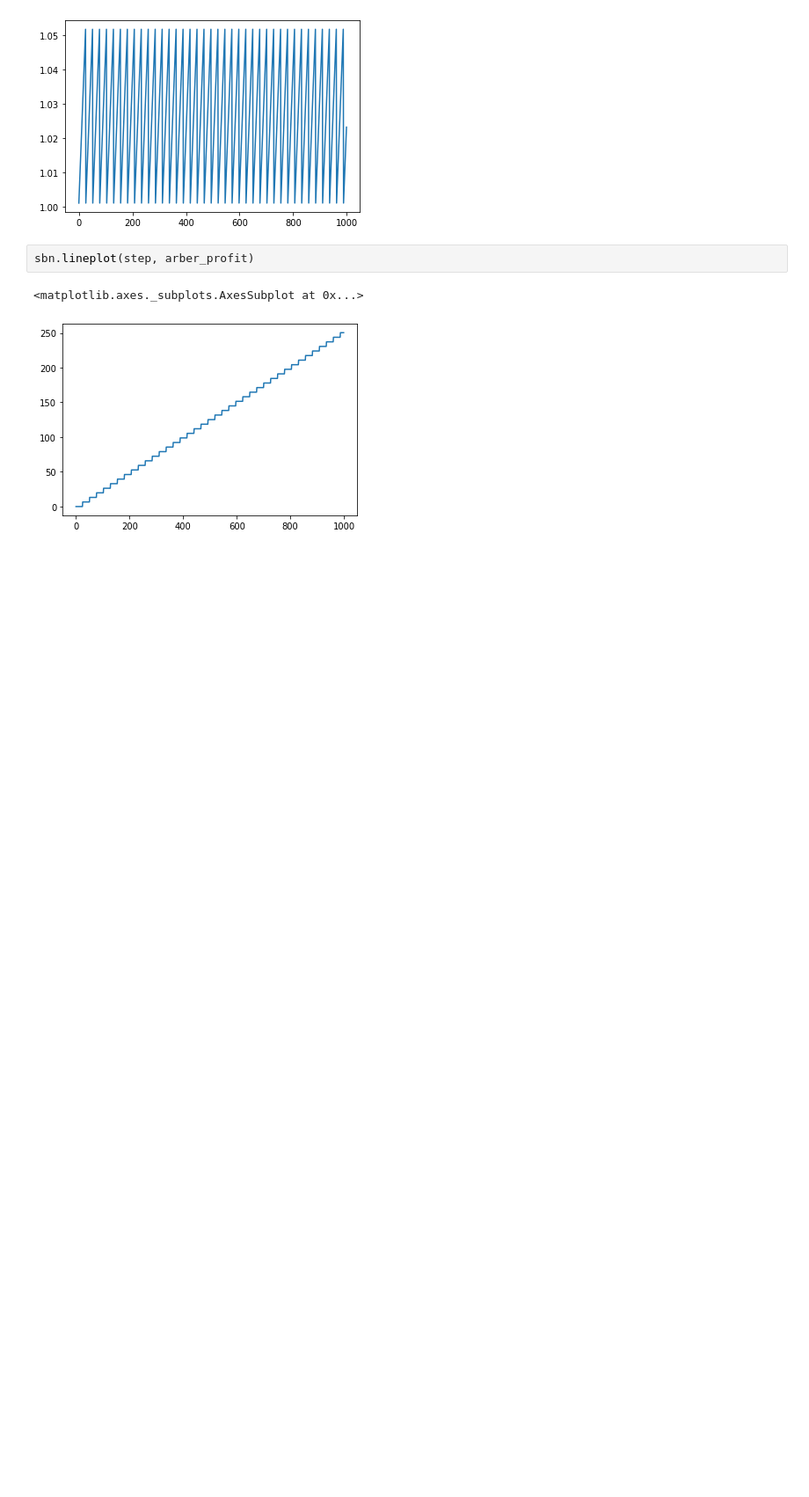
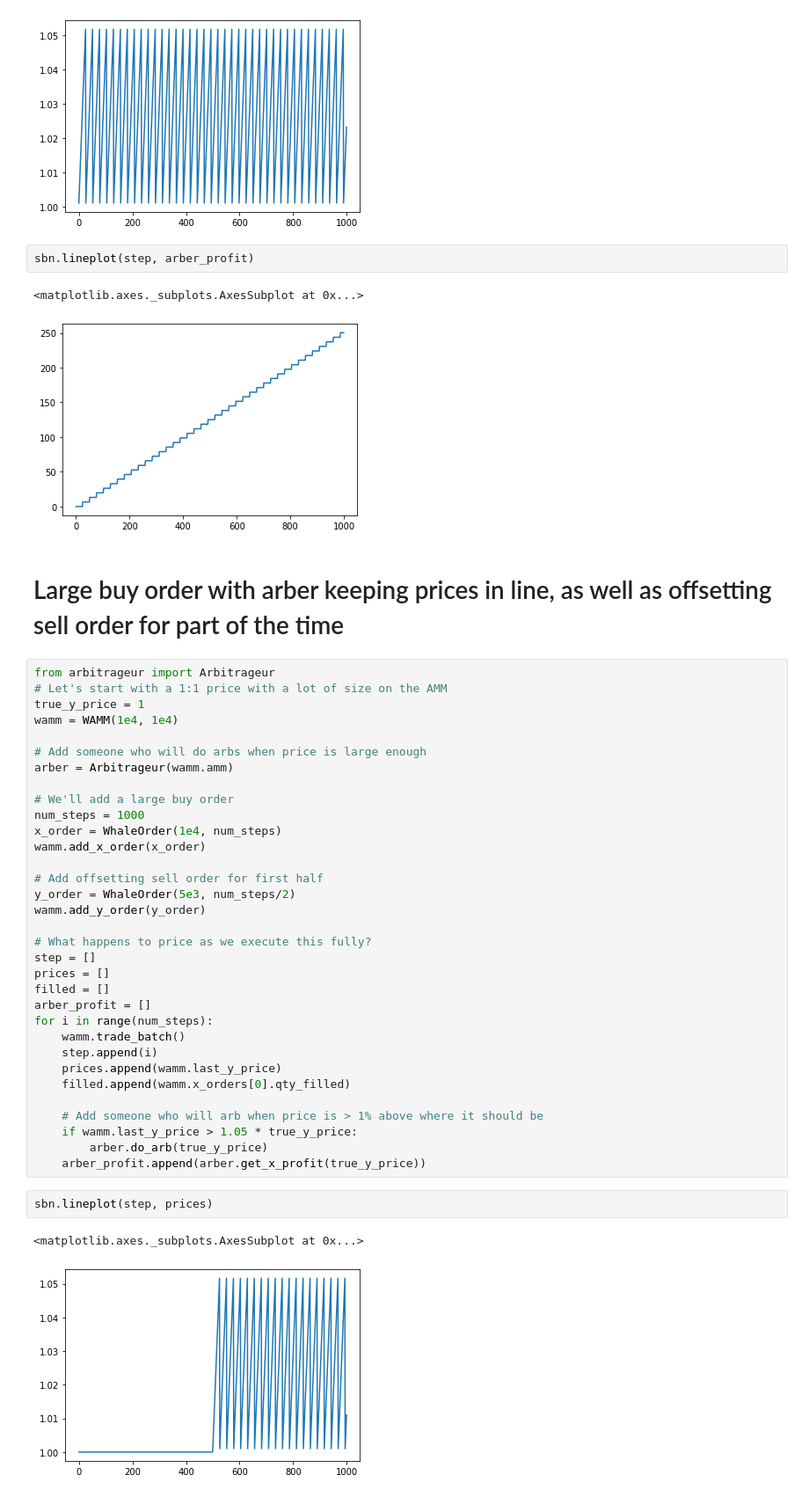
Before and after one commit to para-dave/twamm, a Jupyter notebook: wamm_exploration.ipynb, the cells around one changed output. Shown at 88% size. Cells and saved outputs as stored; diff of their text form; blank space fills up the shorter version.

Commit message:
add offsetting sell to notebook

```diff
--- a/wamm_exploration.ipynb
+++ b/wamm_exploration.ipynb
@@ -71,3 +71,43 @@ sbn.lineplot(step, arber_profit)
 # %% [output]
 <matplotlib.axes._subplots.AxesSubplot at 0x...>
 [figure]
+# %% [markdown]
+# Large buy order with arber keeping prices in line, as well as offsetting sell order for part of the time
+# %%
+from arbitrageur import Arbitrageur
+# Let's start with a 1:1 price with a lot of size on the AMM
+true_y_price = 1
+wamm = WAMM(1e4, 1e4)
+
+# Add someone who will do arbs when price is large enough
+arber = Arbitrageur(wamm.amm)
+
+# We'll add a large buy order
+num_steps = 1000
+x_order = WhaleOrder(1e4, num_steps)
+wamm.add_x_order(x_order)
+
+# Add offsetting sell order for first half
+y_order = WhaleOrder(5e3, num_steps/2)
+wamm.add_y_order(y_order)
+
+# What happens to price as we execute this fully?
+step = []
+prices = []
+filled = []
+arber_profit = []
+for i in range(num_steps):
+    wamm.trade_batch()
+    step.append(i)
+    prices.append(wamm.last_y_price)
+    filled.append(wamm.x_orders[0].qty_filled)
+
+    # Add someone who will arb when price is > 1% above where it should be
+    if wamm.last_y_price > 1.05 * true_y_price:
+        arber.do_arb(true_y_price)
+    arber_profit.append(arber.get_x_profit(true_y_price))
+# %%
+sbn.lineplot(step, prices)
+# %% [output]
+<matplotlib.axes._subplots.AxesSubplot at 0x...>
+[figure, added]
```
Also changed, not shown: parts of 1 cell of this notebook.
